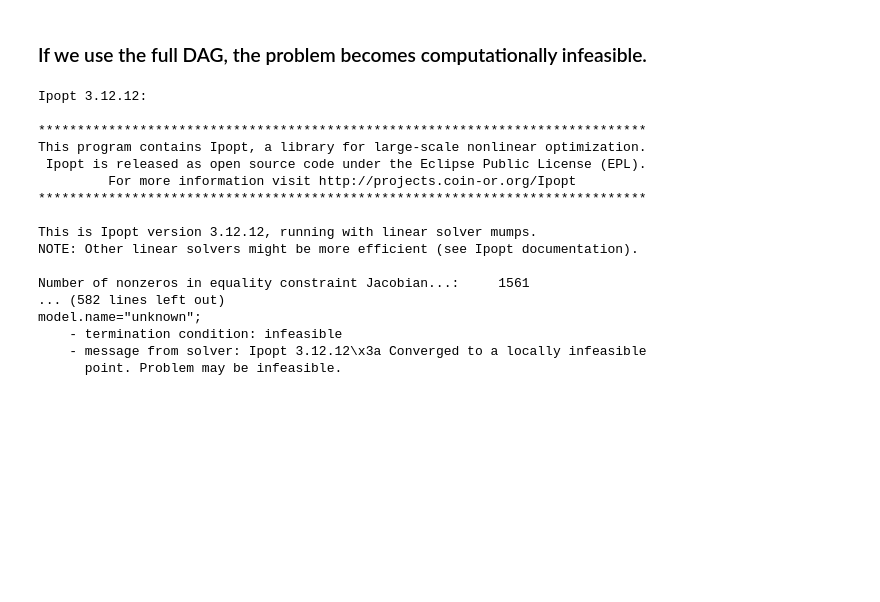
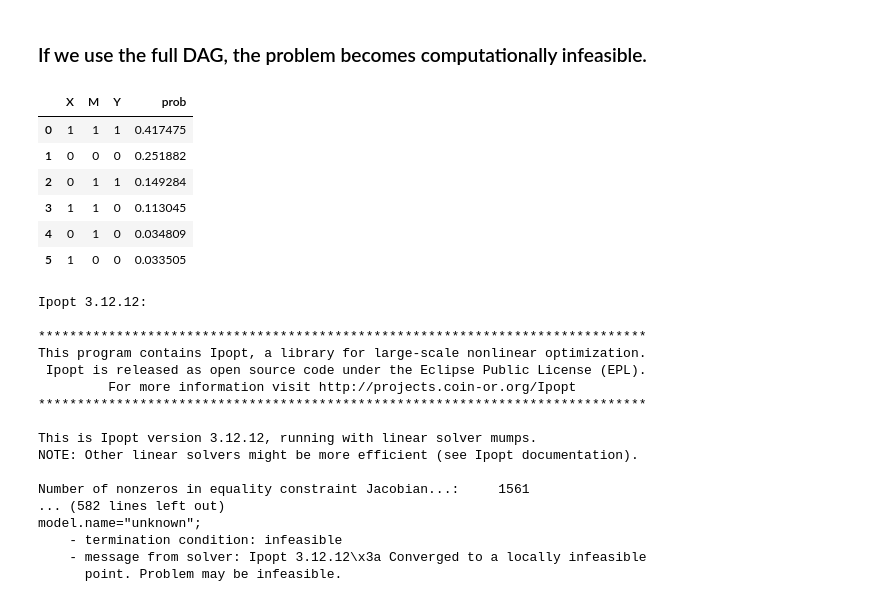
Before and after one commit to tmaringgele/optimal-experiments-for-partial-ID, a Jupyter notebook: figure-4.ipynb, the cells around one changed output. Cells and saved outputs as stored; diff of their text form; code cells hidden in the pictures; blank space fills up the shorter version.

```diff
--- a/figure-4.ipynb
+++ b/figure-4.ipynb
@@ -90,6 +90,16 @@ if diff != 0:
     obs_counts.loc[idx, 'prob'] = round(obs_counts.loc[idx, 'prob'] + diff, 6)
 
 obs_counts.drop(columns=['count']).to_csv('data/figure-4-obs.csv', index=False)
+# %%
+obs_counts.drop(columns=['count'])
+# %% [output]
+|  | X | M | Y | prob |
+| 0 | 1 | 1 | 1 | 0.417475 |
+| 1 | 0 | 0 | 0 | 0.251882 |
+| 2 | 0 | 1 | 1 | 0.149284 |
+| 3 | 1 | 1 | 0 | 0.113045 |
+| 4 | 0 | 1 | 0 | 0.034809 |
+| 5 | 1 | 0 | 0 | 0.033505 |
 # %%
 dag = DAG()
 dag.from_structure("A->B, B->X, X->C, C->D, D->M, X->M, M->Y, " \
```
Also changed, not shown: parts of 16 cells of this notebook, 1 other file.
